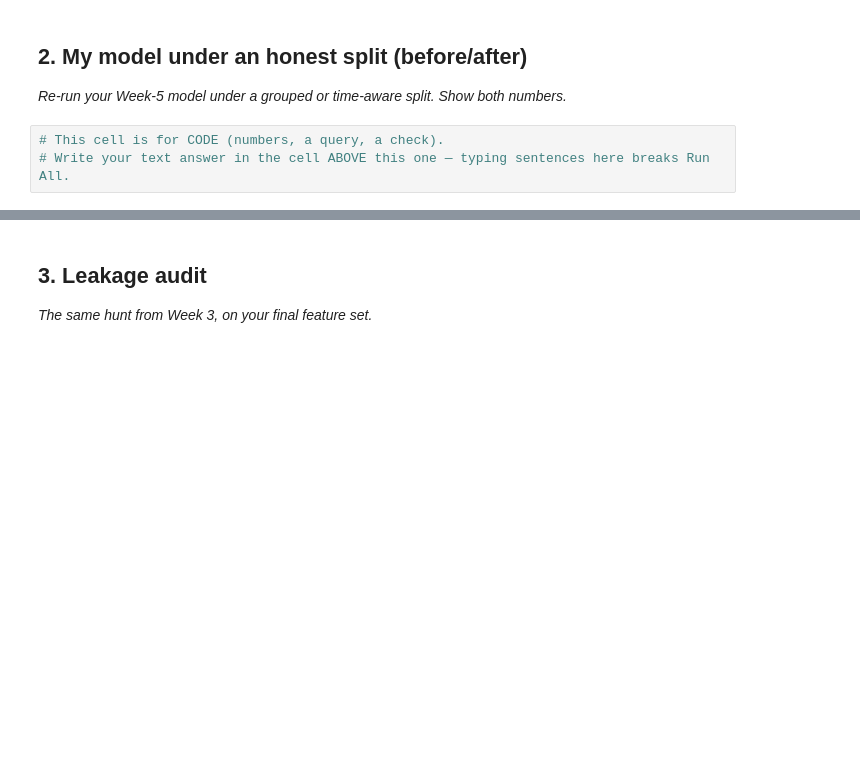
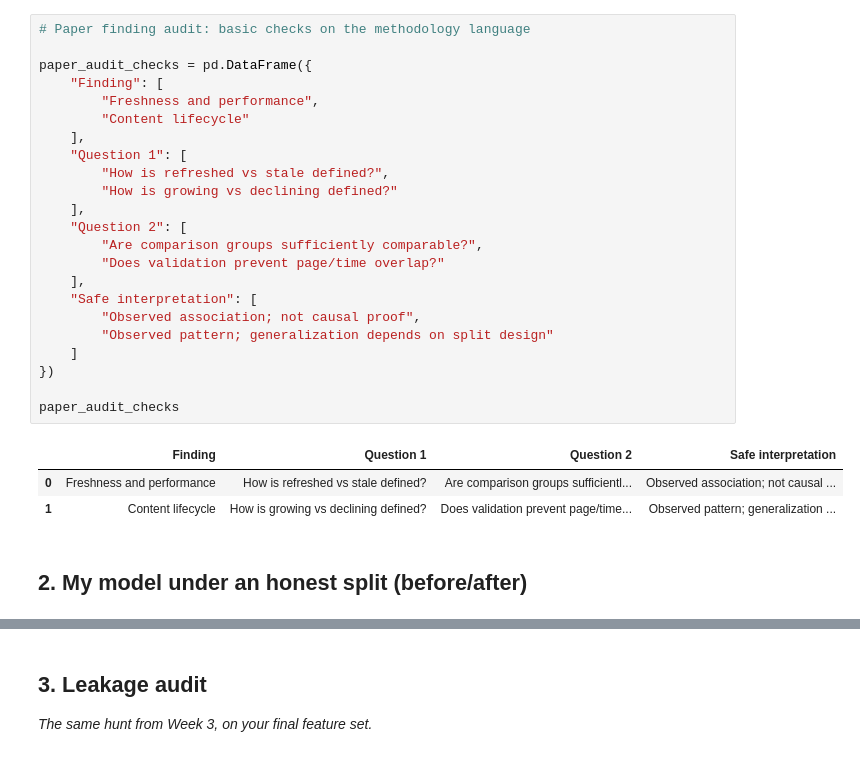
Before and after one commit to Ikramkhan-gif1/FlyRank-ML-Internship, a Jupyter notebook: work/notebooks/w06_validation_audit.ipynb, the cells around one changed output, grey strips where cells are left out. Drawn from its saved outputs; the diff is of its cells as text; blank space fills up the shorter version.

```diff
--- a/work/notebooks/w06_validation_audit.ipynb
+++ b/work/notebooks/w06_validation_audit.ipynb
@@ -16,7 +100,29 @@ This skeleton is yours to fill. Work the sections **in order** — each one has
+# %%
+# Paper finding audit: basic checks on the methodology language
+
+paper_audit_checks = pd.DataFrame({
+    "Finding": [
+        "Freshness and performance",
+        "Content lifecycle"
+    ],
+    "Question 1": [
+        "How is refreshed vs stale defined?",
+        "How is growing vs declining defined?"
+    ],
+    "Question 2": [
+        "Are comparison groups sufficiently comparable?",
+        "Does validation prevent page/time overlap?"
+    ],
+    "Safe interpretation": [
+        "Observed association; not causal proof",
+        "Observed pattern; generalization depends on split design"
+    ]
+})
+
+paper_audit_checks
+# %% [output]
+|  | Finding | Question 1 | Question 2 | Safe interpretation |
+| 0 | Freshness and performance | How is refreshed vs stale defined? | Are comparison groups sufficientl... | Observed association; not causal ... |
+| 1 | Content lifecycle | How is growing vs declining defined? | Does validation prevent page/time... | Observed pattern; generalization ... |
 # %% [markdown]
 ## 2. My model under an honest split (before/after)
-
-*Re-run your Week-5 model under a grouped or time-aware split. Show both numbers.*
-# %%
-# This cell is for CODE (numbers, a query, a check).
-# Write your text answer in the cell ABOVE this one — typing sentences here breaks Run All.
```
Also changed, not shown: parts of 22 cells of this notebook.
